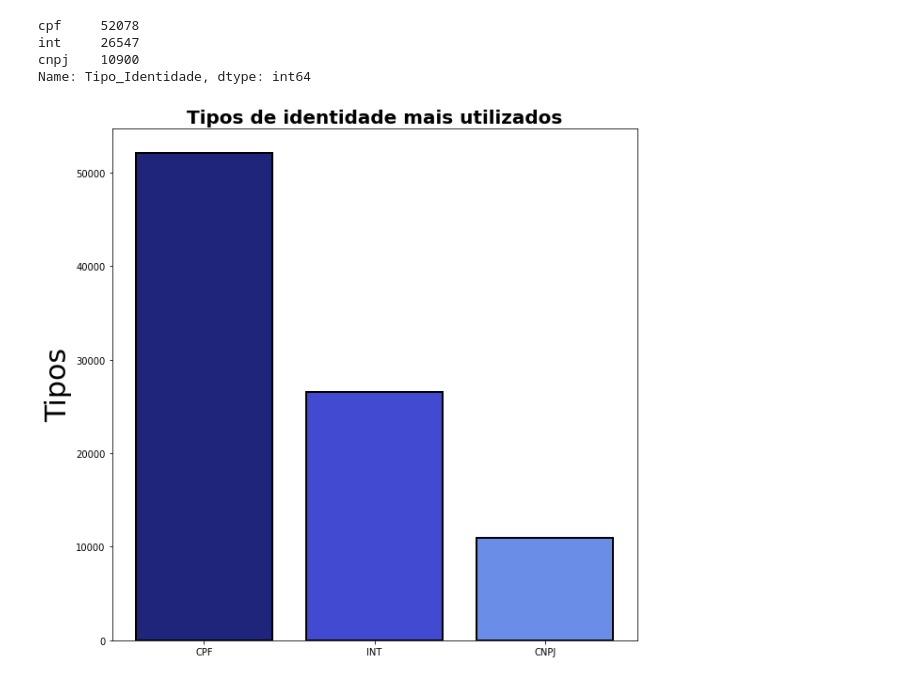
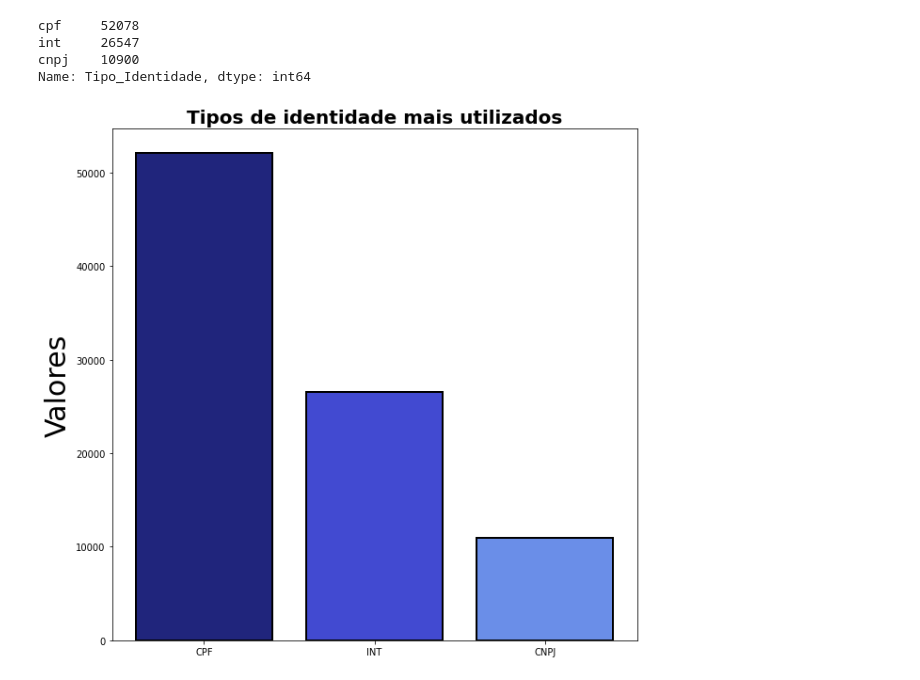
Before and after one commit to morgadope/Desafio-Kyte, a Jupyter notebook: Desafio_Kyte.ipynb, the cells around one changed output. Cells and saved outputs as stored; diff of their text form; code cells hidden in the pictures.

```diff
--- a/Desafio_Kyte.ipynb
+++ b/Desafio_Kyte.ipynb
@@ -313,12 +314,12 @@ Name: Tipo_Identidade, dtype: int64
 # %%
 rotulos = ['CPF', 'INT', 'CNPJ']
 valores = [52078, 26547, 10900]
 colors = ["#20257c", "#424ad1", "#6a8ee8"]
 plt.figure(figsize=(10,10))
 plt.bar(rotulos,valores, color = colors,edgecolor ='black', linewidth = 2,)
 plt.title('Tipos de identidade mais utilizados', fontsize= 20,
           fontweight='bold')
-plt.ylabel('Tipos',fontsize= 30)
+plt.ylabel('Valores',fontsize= 30)
 plt.show()
 # %% [output]
-[figure, old version]
+[figure, new version]
```
Also changed, not shown: parts of 12 cells of this notebook.
